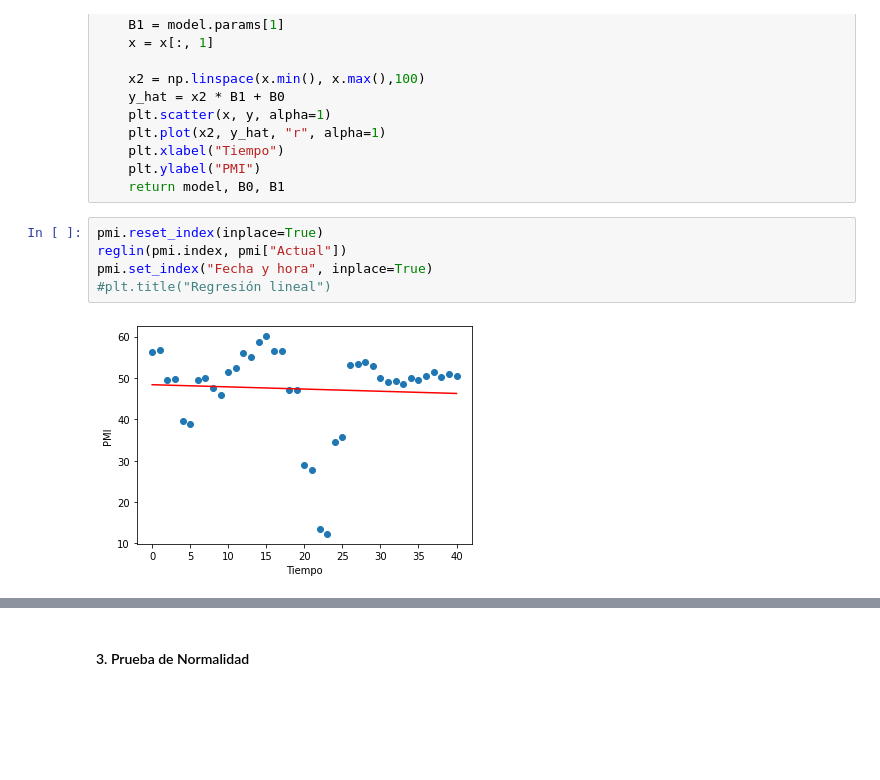
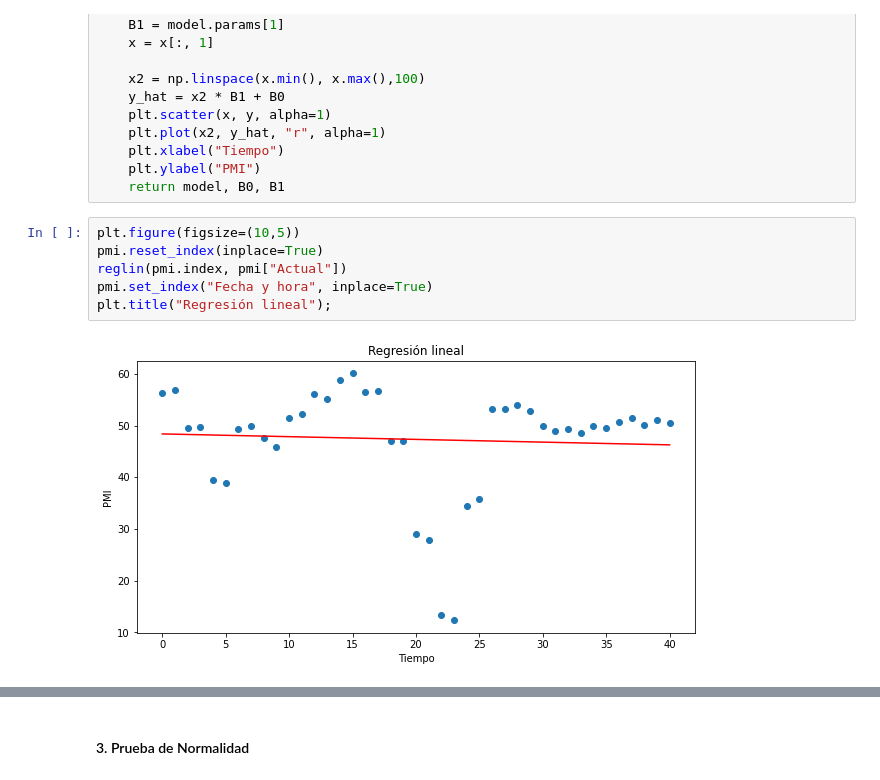
Before and after one commit to Sofiagarciaif/MyST_Proyecto_Final, a Jupyter notebook: notebook actualizado.ipynb, the cells around one changed output, grey strips where cells are left out. Cells and saved outputs as stored; diff of their text form; blank space fills up the shorter version.

```diff
--- a/notebook actualizado.ipynb
+++ b/notebook actualizado.ipynb
@@ -120,9 +101,10 @@ def reglin(x,y):
     plt.ylabel("PMI")
     return model, B0, B1
 # %%
+plt.figure(figsize=(10,5))
 pmi.reset_index(inplace=True)
 reglin(pmi.index, pmi["Actual"])
 pmi.set_index("Fecha y hora", inplace=True)
-#plt.title("Regresión lineal")
+plt.title("Regresión lineal");
 # %% [output]
-[figure, old version]
+[figure, new version]
```
Also changed, not shown: parts of 9 cells of this notebook.
